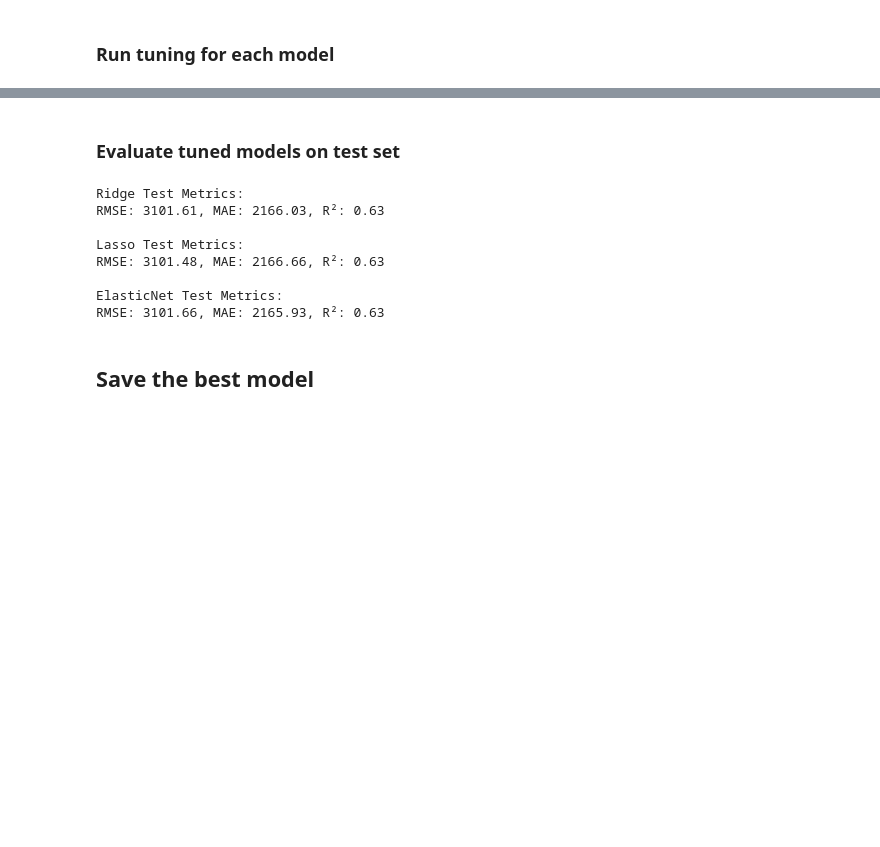
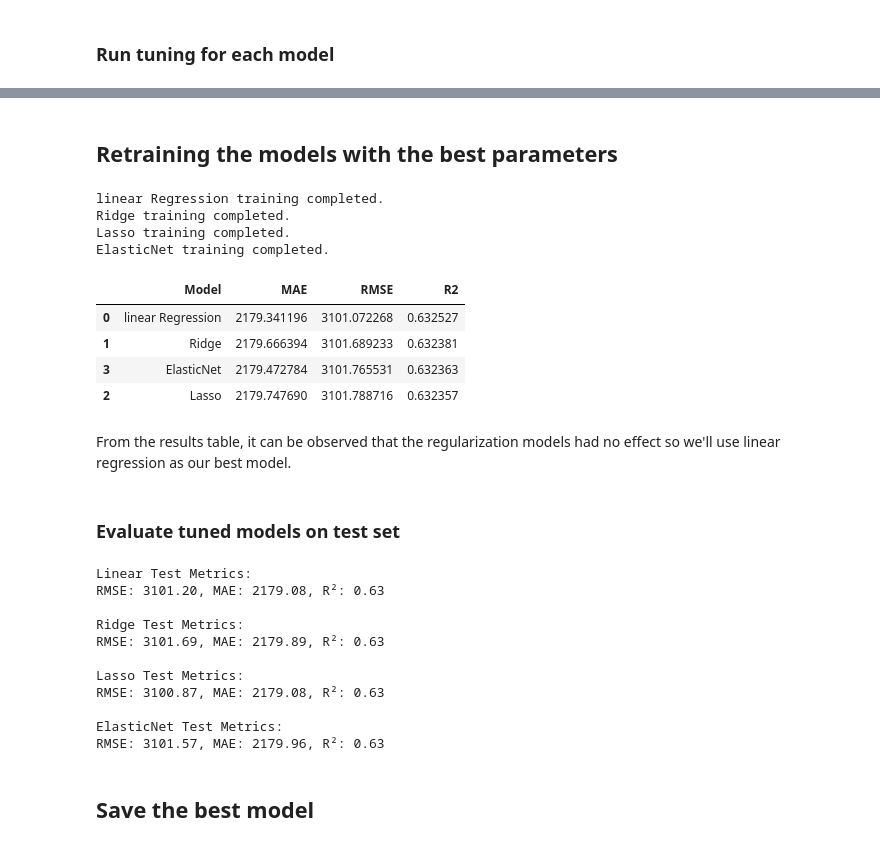
Before and after one commit to sharifatumoro/ghana-house-rent-prediction, a Jupyter notebook: notebooks/training&evaluation.ipynb, the cells around one changed output, grey strips where cells are left out. Drawn from its saved outputs; the diff is of its cells as text; code cells hidden in the pictures; blank space fills up the shorter version.

```diff
--- a/notebooks/training&evaluation.ipynb
+++ b/notebooks/training&evaluation.ipynb
@@ -289,0 +245,2 @@ Best CV RMSE: 3090.63
+# %% [markdown]
+## Retraining the models with the best parameters
@@ -290,3 +276,41 @@ Best CV RMSE: 3090.63
+# %%
+for name, pipeline in final_model.items():
+    pipeline.fit(X_train, y_train)
+    print(f"{name} training completed.")
+# %% [output]
+linear Regression training completed.
+Ridge training completed.
+Lasso training completed.
+ElasticNet training completed.
+# %%
+results = []
+
+for name, pipeline in final_model.items():
+    y_pred =  pipeline.predict(X_test)
+    mae = mean_absolute_error(y_test, y_pred)
+    rmse = np.sqrt(mean_squared_error(y_test, y_pred))
+    r2 = r2_score(y_test, y_pred)
+
+    results.append({
+        "Model": name,
+        "MAE": mae,
+        "RMSE": rmse,
+        "R2":r2
+    })
+
+results_df = pd.DataFrame(results)
+results_df.sort_values(
+    by="RMSE",
+    ascending=True
+)
+# %% [output]
+|  | Model | MAE | RMSE | R2 |
+| 0 | linear Regression | 2179.341196 | 3101.072268 | 0.632527 |
+| 1 | Ridge | 2179.666394 | 3101.689233 | 0.632381 |
+| 3 | ElasticNet | 2179.472784 | 3101.765531 | 0.632363 |
+| 2 | Lasso | 2179.747690 | 3101.788716 | 0.632357 |
+# %% [markdown]
+From the results table, it can be observed that the regularization models had no effect so we'll use linear regression as our best model.
 # %% [markdown]
 ### Evaluate tuned models on test set
 # %%
@@ -298,18 +322,22 @@ def evaluate_model(model_name, pipeline, X_test, y_test):
     print(f"{model_name} Test Metrics:")
     print(f"RMSE: {rmse:.2f}, MAE: {mae:.2f}, R²: {r2:.2f}\n")
 
+evaluate_model('Linear', best_linear, X_test, y_test)
 evaluate_model('Ridge', best_ridge, X_test, y_test)
 evaluate_model('Lasso', best_lasso, X_test, y_test)
 evaluate_model('ElasticNet', best_elastic, X_test, y_test)
 # %% [output]
+Linear Test Metrics:
+RMSE: 3101.20, MAE: 2179.08, R²: 0.63
+
 Ridge Test Metrics:
-RMSE: 3101.61, MAE: 2166.03, R²: 0.63
+RMSE: 3101.69, MAE: 2179.89, R²: 0.63
 
 Lasso Test Metrics:
-RMSE: 3101.48, MAE: 2166.66, R²: 0.63
+RMSE: 3100.87, MAE: 2179.08, R²: 0.63
 
 ElasticNet Test Metrics:
-RMSE: 3101.66, MAE: 2165.93, R²: 0.63
+RMSE: 3101.57, MAE: 2179.96, R²: 0.63
 # %% [markdown]
 ## Save the best model
 # %%
```
Also changed, not shown: parts of 37 cells of this notebook, 7 other files.
